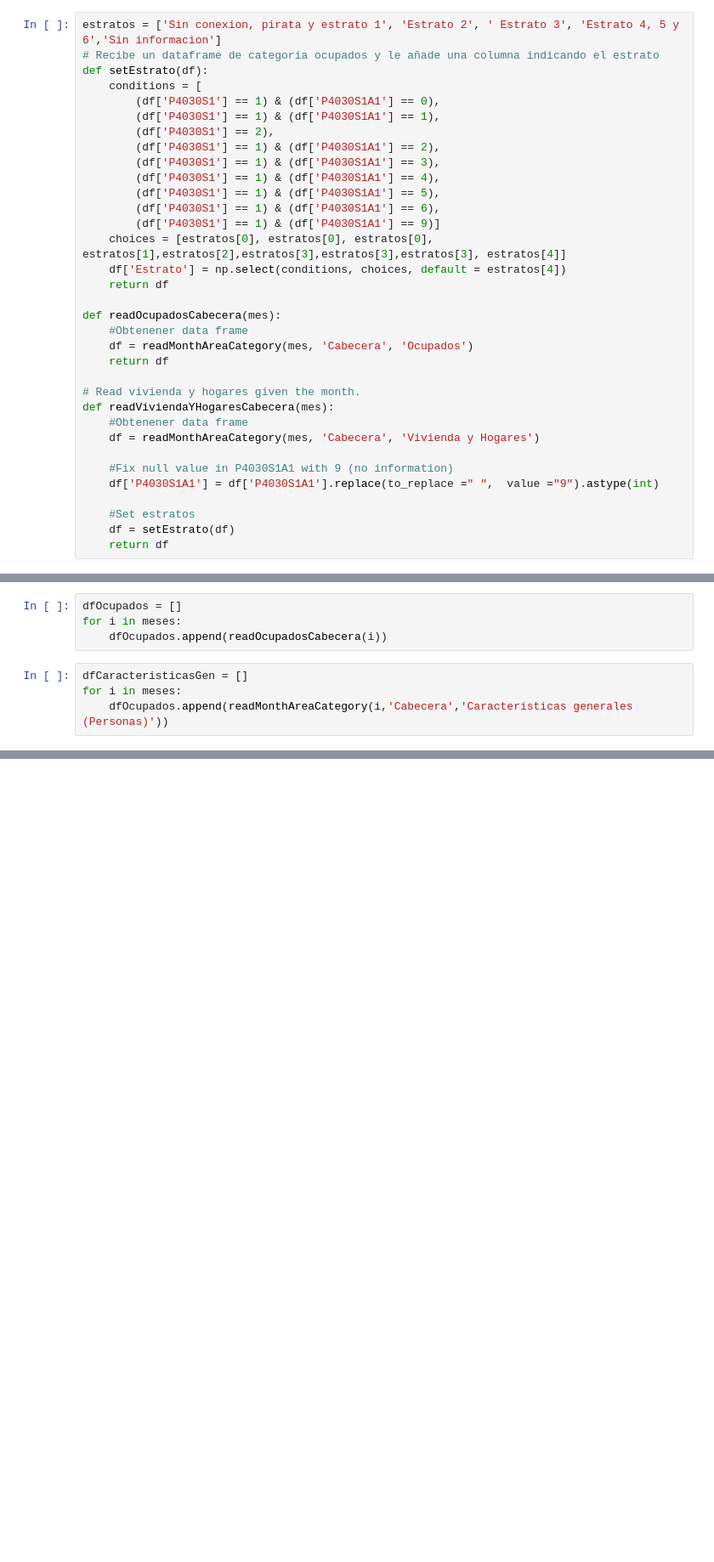
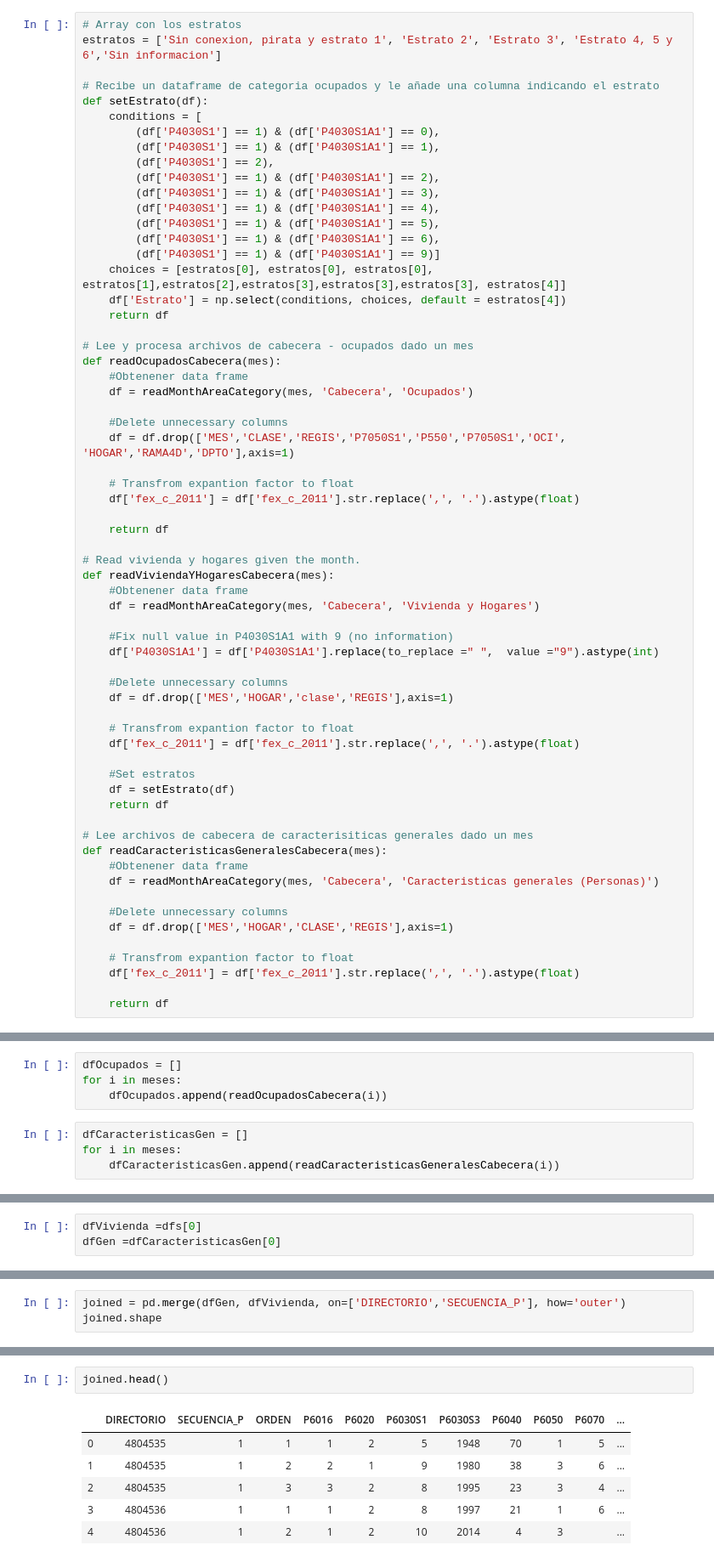
Before and after one commit to jcmontoyar/CUSO2020, a Jupyter notebook: CUSO_Reader.ipynb, the cells around one changed output, grey strips where cells are left out. Shown at 85% size. Saved outputs shown, nothing was run; the diff lists cells and outputs as text; blank space fills up the shorter version.

```diff
--- a/CUSO_Reader.ipynb
+++ b/CUSO_Reader.ipynb
@@ -27,5 +49,7 @@ Método para leer ocupados de cabecera
 # %%
-estratos = ['Sin conexion, pirata y estrato 1', 'Estrato 2', ' Estrato 3', 'Estrato 4, 5 y 6','Sin informacion']
+# Array con los estratos
+estratos = ['Sin conexion, pirata y estrato 1', 'Estrato 2', 'Estrato 3', 'Estrato 4, 5 y 6','Sin informacion']
+
 # Recibe un dataframe de categoria ocupados y le añade una columna indicando el estrato
 def setEstrato(df):
     conditions = [
@@ -42,9 +66,17 @@ def setEstrato(df):
     df['Estrato'] = np.select(conditions, choices, default = estratos[4])
     return df
 
+# Lee y procesa archivos de cabecera - ocupados dado un mes
 def readOcupadosCabecera(mes):
     #Obtenener data frame
     df = readMonthAreaCategory(mes, 'Cabecera', 'Ocupados')
+
+    #Delete unnecessary columns
+    df = df.drop(['MES','CLASE','REGIS','P7050S1','P550','P7050S1','OCI', 'HOGAR','RAMA4D','DPTO'],axis=1)
+
+    # Transfrom expantion factor to float
+    df['fex_c_2011'] = df['fex_c_2011'].str.replace(',', '.').astype(float)
+
     return df
 
 # Read vivienda y hogares given the month.
@@ -55,6 +87,25 @@ def readViviendaYHogaresCabecera(mes):
     #Fix null value in P4030S1A1 with 9 (no information)
     df['P4030S1A1'] = df['P4030S1A1'].replace(to_replace =" ",  value ="9").astype(int)
 
+    #Delete unnecessary columns
+    df = df.drop(['MES','HOGAR','clase','REGIS'],axis=1)
+
+    # Transfrom expantion factor to float
+    df['fex_c_2011'] = df['fex_c_2011'].str.replace(',', '.').astype(float)
+
     #Set estratos
     df = setEstrato(df)
     return df
+
+# Lee archivos de cabecera de caracterisiticas generales dado un mes
+def readCaracteristicasGeneralesCabecera(mes):
+    #Obtenener data frame
+    df = readMonthAreaCategory(mes, 'Cabecera', 'Caracteristicas generales (Personas)')
+
+    #Delete unnecessary columns
+    df = df.drop(['MES','HOGAR','CLASE','REGIS'],axis=1)
+
+    # Transfrom expantion factor to float
+    df['fex_c_2011'] = df['fex_c_2011'].str.replace(',', '.').astype(float)
+
+    return df
@@ -75,4 +120,4 @@ for i in meses:
 # %%
 dfCaracteristicasGen = []
 for i in meses:
-    dfOcupados.append(readMonthAreaCategory(i,'Cabecera','Caracteristicas generales (Personas)'))
+    dfCaracteristicasGen.append(readCaracteristicasGeneralesCabecera(i))
@@ -80,0 +128,3 @@ HTTPError: HTTP Error 404: Not Found
+# %%
+dfVivienda =dfs[0]
+dfGen =dfCaracteristicasGen[0]
@@ -80,0 +139,3 @@ HTTPError: HTTP Error 404: Not Found
+# %%
+joined = pd.merge(dfGen, dfVivienda, on=['DIRECTORIO','SECUENCIA_P'], how='outer')
+joined.shape
@@ -80,0 +144,9 @@ HTTPError: HTTP Error 404: Not Found
+# %%
+joined.head()
+# %% [output]
+|  | DIRECTORIO | SECUENCIA_P | ORDEN | P6016 | P6020 | P6030S1 | P6030S3 | P6040 | P6050 | P6070 | ... |
+| 0 | 4804535 | 1 | 1 | 1 | 2 | 5 | 1948 | 70 | 1 | 5 | ... |
+| 1 | 4804535 | 1 | 2 | 2 | 1 | 9 | 1980 | 38 | 3 | 6 | ... |
+| 2 | 4804535 | 1 | 3 | 3 | 2 | 8 | 1995 | 23 | 3 | 4 | ... |
+| 3 | 4804536 | 1 | 1 | 1 | 2 | 8 | 1997 | 21 | 1 | 6 | ... |
+| 4 | 4804536 | 1 | 2 | 1 | 2 | 10 | 2014 | 4 | 3 |  | ... |
```
Also changed, not shown: parts of 32 cells of this notebook, 1 other file.
